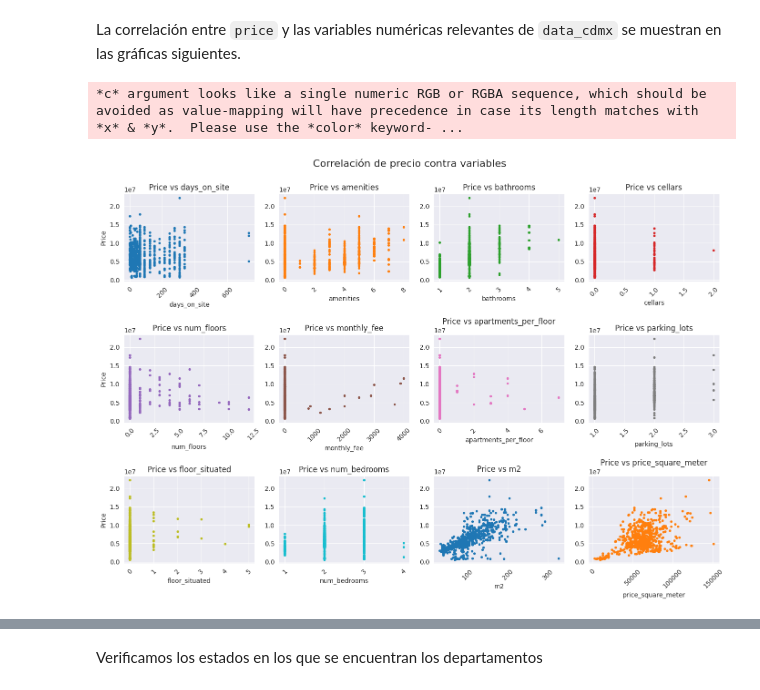
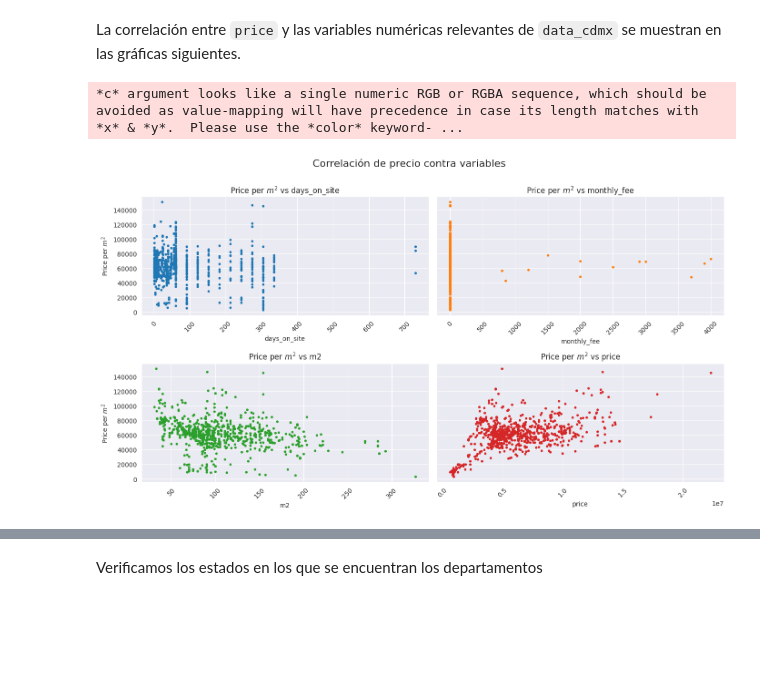
Before and after one commit to joshbrx/DataScience_challenge, a Jupyter notebook: Departamentos_en_la_CDMX.ipynb, the cells around one changed output, grey strips where cells are left out. Cells and saved outputs as stored; diff of their text form; code cells hidden in the pictures; blank space fills up the shorter version.

```diff
--- a/Departamentos_en_la_CDMX.ipynb
+++ b/Departamentos_en_la_CDMX.ipynb
@@ -306,16 +307,16 @@ La correlación entre `price` y las variables numéricas relevantes de `data_cdm
 cmap = plt.get_cmap('tab10')
 
 def correlation_plot(df, variables, n_rows, n_cols, figsize=(14,14), log=None, log_log=None):
-    # colors = cmap(np.linspace(0,1,len(variables)))
-    fig, axs = plt.subplots(n_rows, n_cols, sharex=False, sharey=False, figsize=figsize)
+    fig, axs = plt.subplots(n_rows, n_cols, sharex=False, sharey=True, figsize=figsize)
     axs_flat = axs.flatten()
 
     for i, var in enumerate(variables):
         asset = df.loc[:,var]
-        axs_flat[i].scatter(asset, df["price"], c=cmap((i/10)%1), s=8)
+        axs_flat[i].scatter(asset, df["price_square_meter"], c=cmap((i/10)%1), s=8)
         axs_flat[i].set_xlabel("{}".format(var))
-        axs_flat[i].set_title("Price vs "+ var)
-        if (i % 4) == 0 : axs_flat[i].set_ylabel("Price")
+        axs_flat[i].set_title("Price per $m^2$ vs " + var)
+        if (i % n_cols) == 0 : axs_flat[i].set_ylabel("Price per $m^2$")
+        else: axs_flat[i].set_ylabel("")
         plt.setp(axs_flat[i].get_xticklabels(), rotation=45)
     if log == None: pass
     else:
@@ -338,14 +339,10 @@ def correlation_plot(df, variables, n_rows, n_cols, figsize=(14,14), log=None, l
     plt.show()
 # %%
 # Take the name of the last 6 columns of the SPY_data which are the model features
-variables = data_cdmx[['days_on_site',
-       'amenities', 'bathrooms', 'cellars', 'num_floors', 'monthly_fee',
-       'apartments_per_floor', 'parking_lots', 'floor_situated',
-       'num_bedrooms', 'm2',
-       'price_square_meter']]
+variables = data_cdmx[['days_on_site', 'monthly_fee', 'm2','price']]
 # variables = data_cdmx.columns[['Number_of_Rooms','House_Inside_Area','Population','Population_Density(km2)','Altitude_min(m)', 'Avg_Temperature','Number_of_Schools','Number_of_Hospital','Region_Area(km2)','Precipitation','Avg_Monthly_Salary','Avg_Age']]
 
-correlation_plot(data_cdmx, variables, 3, 4, figsize=(14,10))
+correlation_plot(data_cdmx, variables, 2, 2, figsize=(14,8))
 # %% [output]
 *c* argument looks like a single numeric RGB or RGBA sequence, which should be avoided as value-mapping will have precedence in case its length matches with *x* & *y*.  Please use the *color* keyword- ...
-[figure, old version]
+[figure, new version]
```
Also changed, not shown: parts of 9 cells of this notebook.
